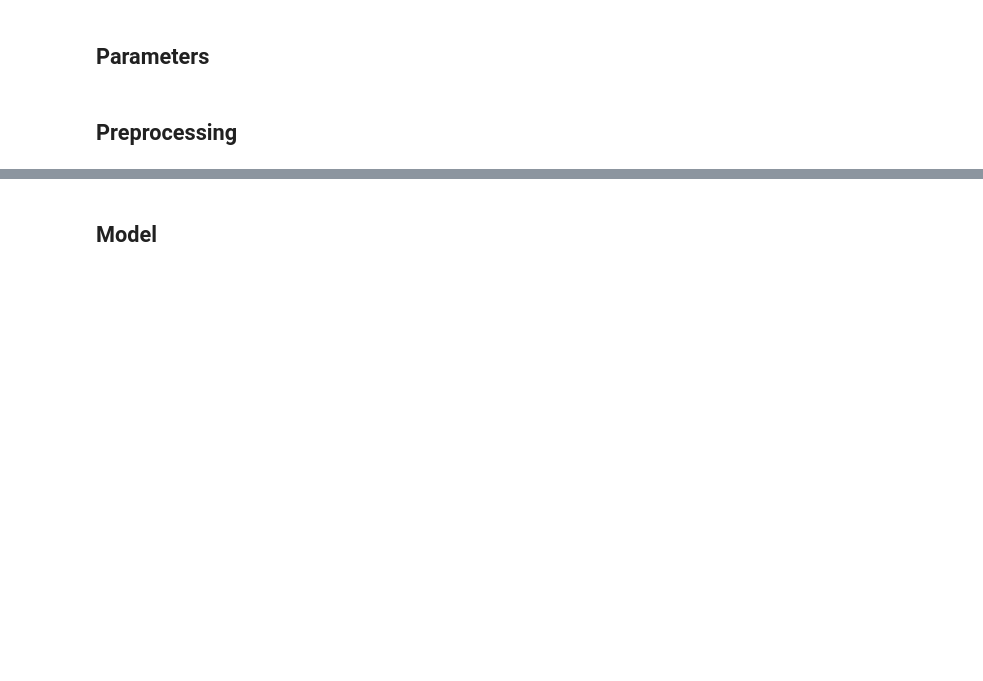
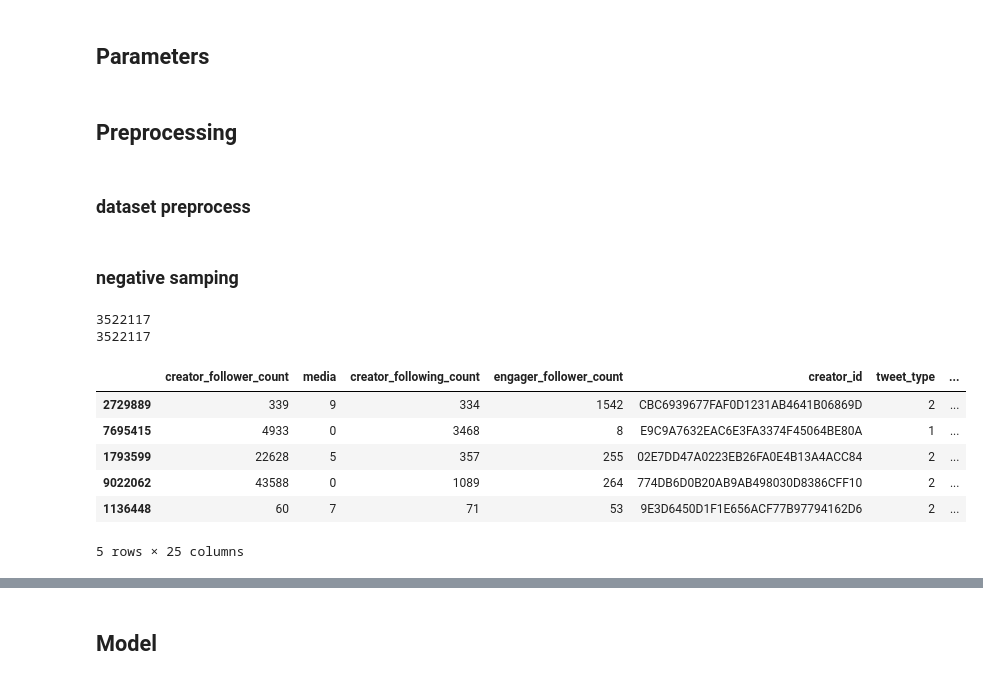
Before and after one commit to RecKIE7/recsys2021-twitter, a Jupyter notebook: models/notebooks/Autoencoder/autoencoder.ipynb, the cells around one changed output, grey strips where cells are left out. Drawn from its saved outputs; the diff is of its cells as text; code cells hidden in the pictures; blank space fills up the shorter version.

Commit message:
autoencoder + tweet features

```diff
--- a/models/notebooks/Autoencoder/autoencoder.ipynb
+++ b/models/notebooks/Autoencoder/autoencoder.ipynb
@@ -83,3 +57,5 @@ EMBEDDING_DIM = 256
 VALIDATION_SPLIT = 0.1
 # %% [markdown]
 ## Preprocessing
+# %% [markdown]
+### dataset preprocess
@@ -85,0 +66,24 @@ VALIDATION_SPLIT = 0.1
+# %% [markdown]
+### negative samping
+# %%
+train_df_positive = train_df[train_df['like']==1]
+train_df_negative = train_df[train_df['like']==0]
+print(len(train_df_positive))
+print(len(train_df_negative))
+
+train_df_positive = train_df_positive.sample(n = len(train_df_negative))
+train_df_negative = train_df_negative.sample(n = len(train_df_positive))
+train_df = pd.concat([train_df_positive, train_df_negative])
+# %% [output]
+3522117
+3522117
+# %%
+train_df.head()
+# %% [output]
+|  | creator_follower_count | media | creator_following_count | engager_follower_count | creator_id | tweet_type | ... |
+| 2729889 | 339 | 9 | 334 | 1542 | CBC6939677FAF0D1231AB4641B06869D | 2 | ... |
+| 7695415 | 4933 | 0 | 3468 | 8 | E9C9A7632EAC6E3FA3374F45064BE80A | 1 | ... |
+| 1793599 | 22628 | 5 | 357 | 255 | 02E7DD47A0223EB26FA0E4B13A4ACC84 | 2 | ... |
+| 9022062 | 43588 | 0 | 1089 | 264 | 774DB6D0B20AB9AB498030D8386CFF10 | 2 | ... |
+| 1136448 | 60 | 7 | 71 | 53 | 9E3D6450D1F1E656ACF77B97794162D6 | 2 | ... |
+5 rows × 25 columns
```
Also changed, not shown: parts of 26 cells of this notebook, 4 other files.
